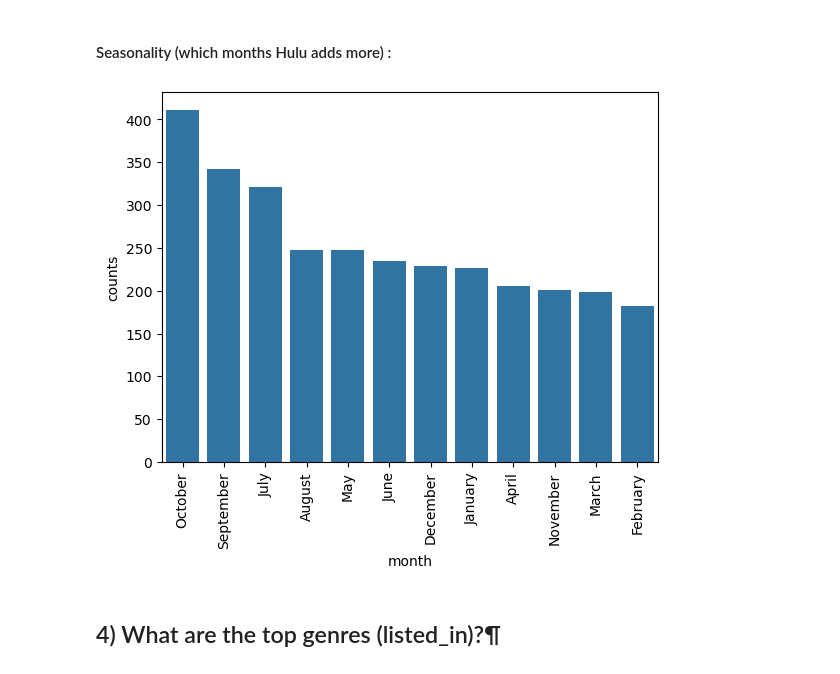
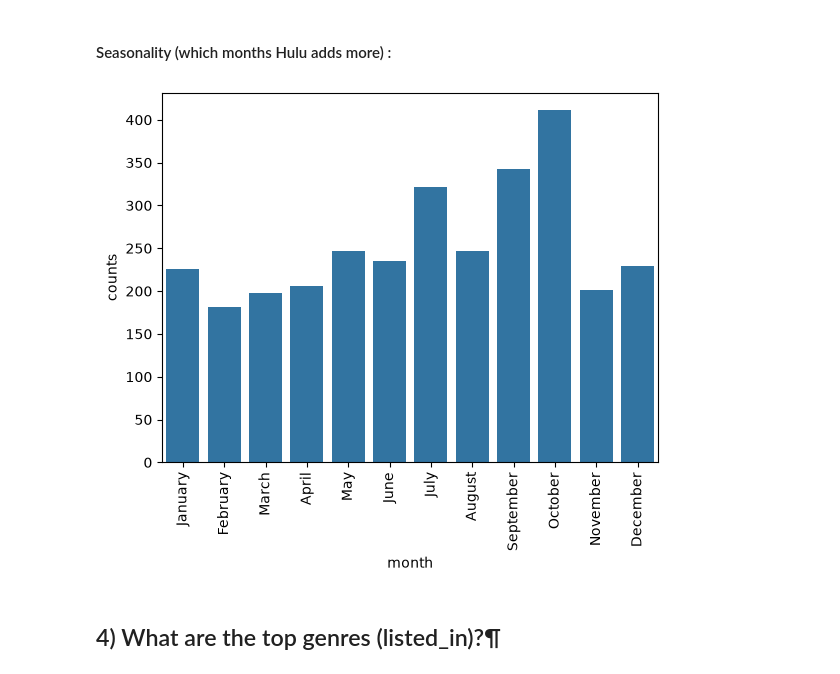
Before and after one commit to AryanShinde1508/hulu-eda, a Jupyter notebook: Hulu_EDA.ipynb, the cells around one changed output. Cells and saved outputs as stored; diff of their text form; code cells hidden in the pictures.

Commit message:
Update Hulu EDA analysis

```diff
--- a/Hulu_EDA.ipynb
+++ b/Hulu_EDA.ipynb
@@ -3,7 +3,7 @@ import pandas as pd
 import seaborn as sns
 import matplotlib.pyplot as plt
 # %%
-df_raw = pd.read_csv('hulu_titles.csv')
+df_raw = pd.read_csv('data/hulu_titles.csv')
 # %%
 df = df_raw.copy()
 # %%
@@ -378,14 +368,23 @@ sns.lineplot(data=monthly_type, x='date_added', y='count', hue='type')
 #### Seasonality (which months Hulu adds more) :
 # %%
 df_m = df.dropna(subset=['date_added']).copy()
+
 df_m['month'] = df_m['date_added'].dt.month_name()
-temp = df_m['month'].value_counts().reset_index(name='counts')
 
-sns.barplot(data=temp, x = 'month', y = 'counts')
+month_order = [
+    'January', 'February', 'March', 'April',
+    'May', 'June', 'July', 'August',
+    'September', 'October', 'November', 'December'
+]
+
+temp = df_m['month'].value_counts().reindex(month_order).reset_index(name='counts')
+
+sns.barplot(data=temp, x='month', y='counts', order=month_order)
+
 plt.xticks(rotation=90)
 plt.show()
 # %% [output]
-[figure, old version]
+[figure, new version]
 # %% [markdown]
 ## 4) What are the top genres (listed_in)?¶
 # %%
```
Also changed, not shown: parts of 26 cells of this notebook, 3 other files.
